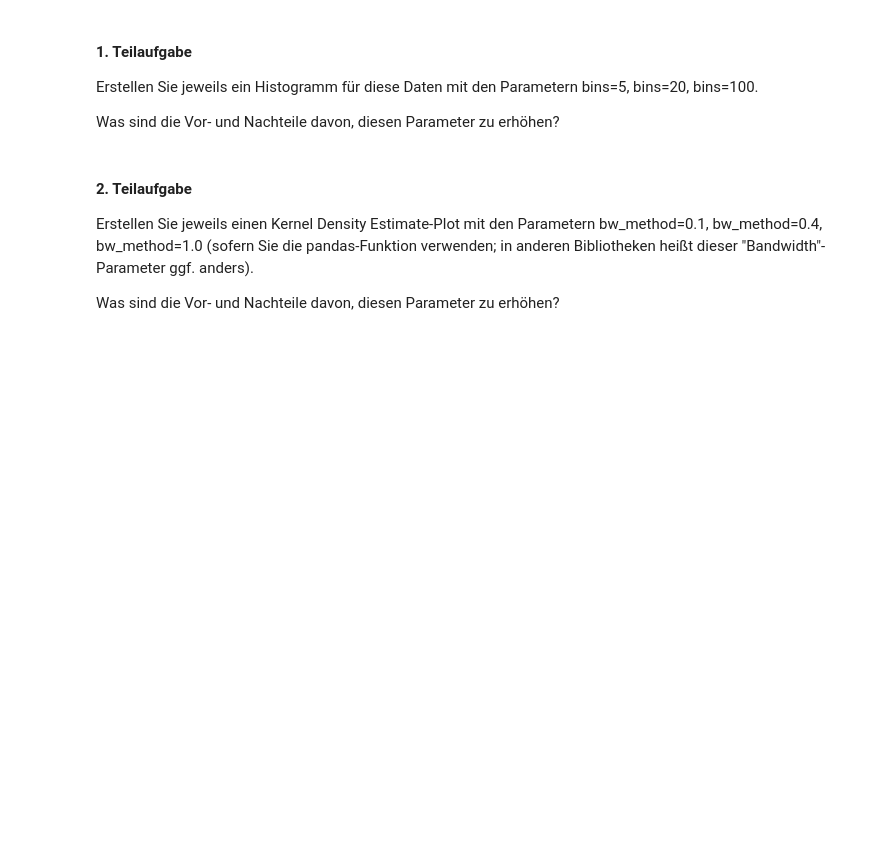
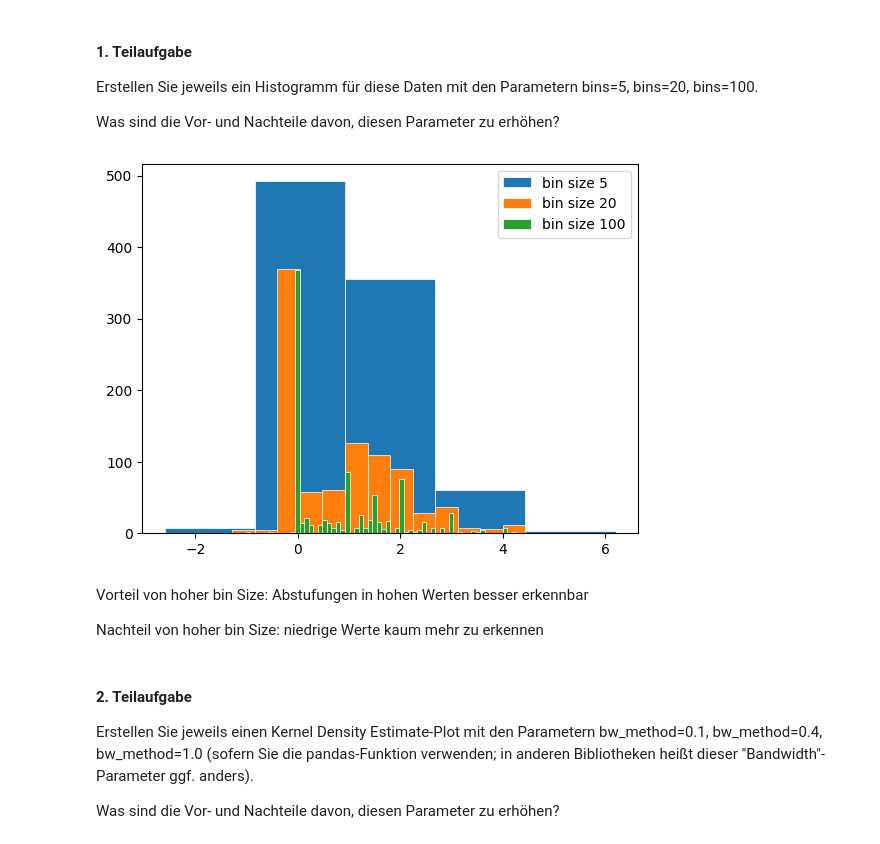
Before and after one commit to MartinElsaesser/data-science, a Jupyter notebook: exercises/exercise2/exercise2.ipynb, the cells around one changed output. Saved outputs shown, nothing was run; the diff lists cells and outputs as text; code cells hidden in the pictures; blank space fills up the shorter version.

```diff
--- a/exercises/exercise2/exercise2.ipynb
+++ b/exercises/exercise2/exercise2.ipynb
@@ -3,6 +3,28 @@
 Erstellen Sie jeweils ein Histogramm für diese Daten mit den Parametern bins=5, bins=20, bins=100.
 
 Was sind die Vor- und Nachteile davon, diesen Parameter zu erhöhen?
+# %%
+import pandas as pd
+import numpy as np
+import matplotlib.pyplot as plt
+
+se_heart = pd.read_json('datasets/heart_oldpeak.txt')
+
+
+fig, ax = plt.subplots()
+
+# reproduce different bin sizes for the two histograms
+ax.hist(se_heart, bins=5, linewidth=0.5, edgecolor="white", label="bin size 5")
+ax.hist(se_heart, bins=20, linewidth=0.5, edgecolor="white", label="bin size 20")
+ax.hist(se_heart, bins=100, linewidth=0.5, edgecolor="white", label="bin size 100")
+plt.legend()
+plt.show()
+# %% [output]
+[figure, added]
+# %% [markdown]
+Vorteil von hoher bin Size: Abstufungen in hohen Werten besser erkennbar
+
+Nachteil von hoher bin Size: niedrige Werte kaum mehr zu erkennen
 # %% [markdown]
 #### 2. Teilaufgabe
 Erstellen Sie jeweils einen Kernel Density Estimate-Plot mit den Parametern bw_method=0.1, bw_method=0.4, bw_method=1.0 (sofern Sie die pandas-Funktion verwenden; in anderen Bibliotheken heißt dieser "Bandwidth"-Parameter ggf. anders).
```
Also changed, not shown: parts of 8 cells of this notebook.
